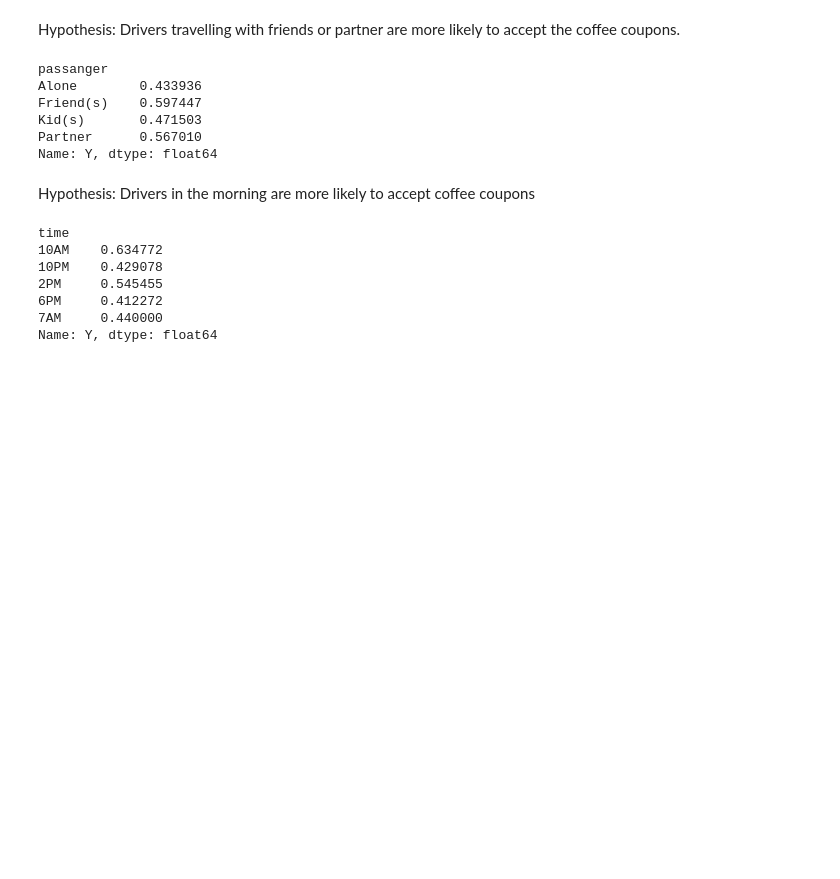
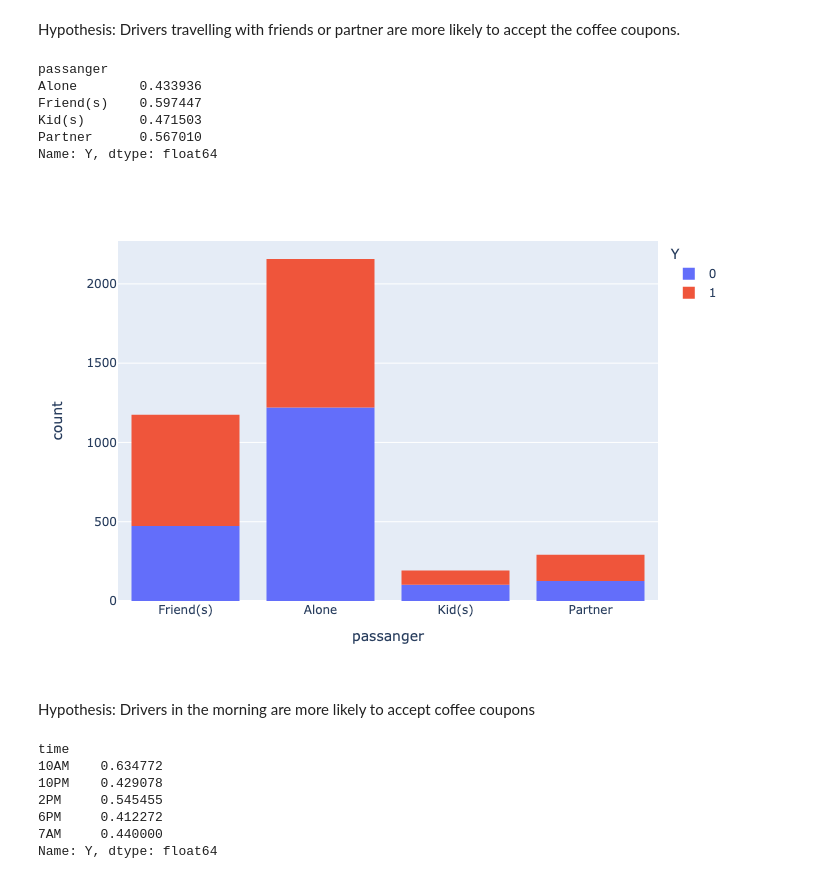
Before and after one commit to aditwal/UCB-ML-5.1, a Jupyter notebook: coupon analysis.ipynb, the cells around one changed output. Saved outputs shown, nothing was run; the diff lists cells and outputs as text; code cells hidden in the pictures; blank space fills up the shorter version.

```diff
--- a/coupon analysis.ipynb
+++ b/coupon analysis.ipynb
@@ -393,14 +395,16 @@ Name: Y, dtype: float64
 Hypothesis: Drivers travelling with friends or partner are more likely to accept the coffee coupons.
 # %%
 print(data_coffee.groupby("passanger")["Y"].sum()/data_coffee.groupby("passanger")["Y"].count())
-px.histogram(data_coffee, x="passanger", color = 'Y')
+fig = px.histogram(data_coffee, x="passanger", color = 'Y')
+fig.show('png')
 # %% [output]
 passanger
 Alone        0.433936
 Friend(s)    0.597447
 Kid(s)       0.471503
 Partner      0.567010
 Name: Y, dtype: float64
+[figure, added]
 # %% [markdown]
 Hypothesis: Drivers in the morning are more likely to accept coffee coupons
 # %%
```
Also changed, not shown: parts of 9 cells of this notebook.
